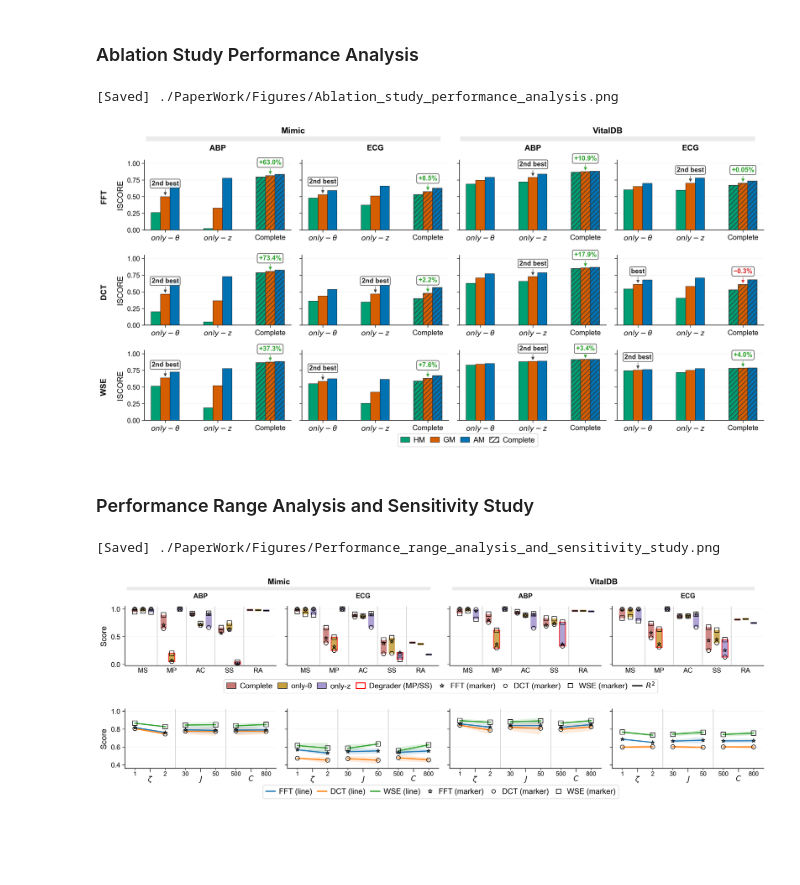
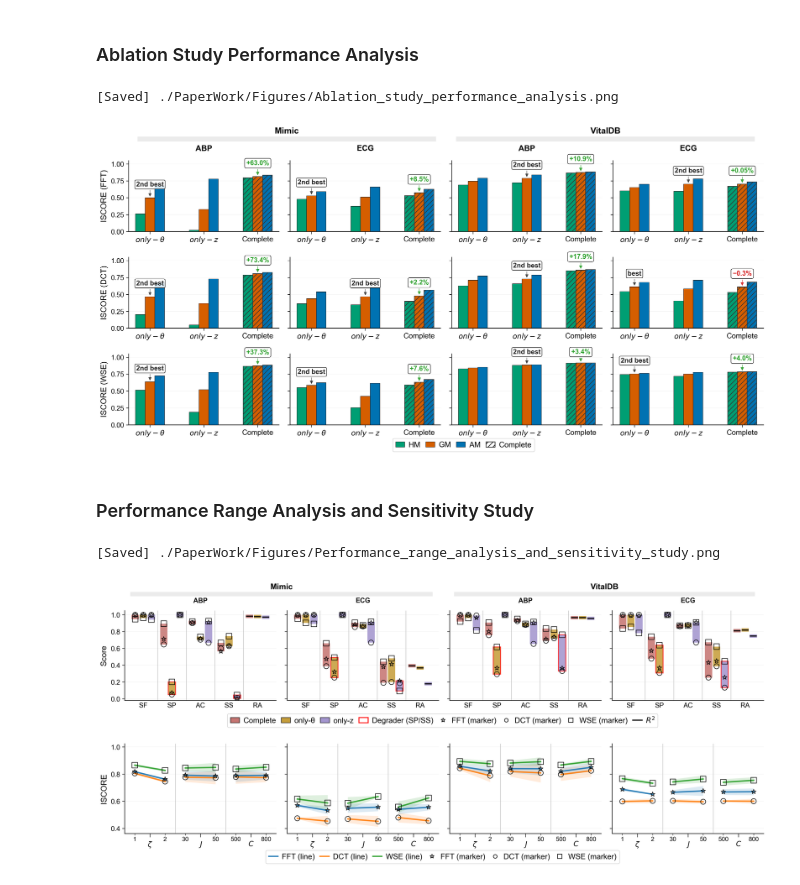
Before and after one commit to cherishleon/VABAM, a Jupyter notebook: VisualizationMetrics.ipynb, the cells around one changed output. Cells and saved outputs as stored; diff of their text form; code cells hidden in the pictures; blank space fills up the shorter version.

```diff
--- a/VisualizationMetrics.ipynb
+++ b/VisualizationMetrics.ipynb
@@ -556,6 +550,7 @@ NEG_COLOR = "#d62728"
 
 # Data loading
 df = BenchCompTabs.copy()
+df = df.rename(columns={'MS':'SF', 'MP':'SP'})
 #df = BenchCompTabs_NOMS.copy()
 
 # Model configuration
@@ -570,7 +565,7 @@ def get_base_model(name: str) -> str:
     return str(name)
 
 # Data preprocessing
-sub_metrics = ['MS','MP','AC','SS','RA']
+sub_metrics = ['SF','SP','AC','SS','RA']
 present_sub_metrics = [c for c in sub_metrics if c in df.columns]
 
 df = df.copy()
@@ -680,7 +675,7 @@ for r, metric in enumerate(row_labels):
         ax.spines['bottom'].set_linewidth(0.9)
 
         if c == 0:
-            ax.set_ylabel("Score", labelpad=5)
+            ax.set_ylabel(f"Score ({metric})", labelpad=5)
         else:
             ax.set_ylabel("")
 
@@ -773,13 +768,6 @@ for r, metric in enumerate(row_labels):
             ax.tick_params(axis='y', which='both', labelleft=False)
             ax.set_ylabel("")
 
-# Row labels
-for r, metric in enumerate(row_labels):
-    ax_left = axes[r, 0]
-    ax_left.text(-0.25, 0.5, metric,
-                 transform=ax_left.get_yaxis_transform(),
-                 va='center', ha='left',
-                 fontsize=13, fontweight='bold', rotation=90)
 
 # Group headers (Mimic/VitalDB)
 if n_cols >= 4:
@@ -1005,7 +993,7 @@ for r, metric in enumerate(row_labels):
 
         # Y-axis and title setup
         if c == 0:
-            ax.set_ylabel("ISCORE", labelpad=5)
+            ax.set_ylabel(f"ISCORE ({metric})", labelpad=5)
         else:
             ax.set_ylabel("")
             ax.tick_params(axis='y', which='both', labelleft=False)
@@ -1059,14 +1047,7 @@ for r, metric in enumerate(row_labels):
                                 ha='center', va='bottom', fontsize=11, fontweight='bold'
                             )
 
-# Row labels
-for r, metric in enumerate(row_labels):
-    ax_left = axes[r, 0]
-    ax_left.text(
-        -0.3, 0.5, metric,
-        transform=ax_left.get_yaxis_transform(),
-        va='center', ha='left',
-        fontsize=13, fontweight='bold', rotation=90)
+
 
 # Group headers (Mimic/VitalDB)
 mimic_cols = [i for i, label in enumerate(col_labels) if 'Mimic' in label]
@@ -1137,7 +1118,7 @@ print(f"[Saved] {outpath}")
 plt.show()
 # %% [output]
 [Saved] ./PaperWork/Figures/Ablation_study_performance_analysis.png
-[figure, old version]
+[figure, new version]
 # %% [markdown]
 ### Performance Range Analysis and Sensitivity Study
 # %%
@@ -1173,7 +1154,7 @@ BOUNDARY_LINESTYLE = '-'
 EDGE_LW = 1.0
 
 METRIC_TYPE_MARKERS = {'FFT': '*','DCT': 'o','WSE': 's'}
-METRIC_TYPE_MARKER_SIZES = {'*': 35,'o': 45,'s': 55}
+METRIC_TYPE_MARKER_SIZES = {'*': 60,'o': 70,'s': 85}
 
 mpl.rcParams.update({
     "font.family": "sans-serif",
@@ -1199,11 +1180,12 @@ mpl.rcParams.update({
 # Data loading
 df_sens = SensitivityDetailTabs.copy()
 df_bottom = AblCompTabs.copy()
+df_bottom = df_bottom.rename(columns={'MS':'SF', 'MP':'SP'})
 
 
 # Data preprocessing
 metric_name_map = {"fft": "FFT", "matching_pursuit": "DCT", "welch_evo": "WSE"}
-METRICS = ["MS","MP","AC","SS","RA"]
+METRICS = ["SF","SP","AC","SS","RA"]
 
 def get_base_model_bottom(model_name: str) -> str:
     """Extract base model type from model name"""
@@ -1293,7 +1275,7 @@ LEGEND_ROW1_X = 0.53
 LEGEND_ROW2_Y = 0.0
 LEGEND_ROW2_X = 0.53
 
-fig, axes = plt.subplots(2, n_cols, figsize=(16, 5), squeeze=False, sharey=False)
+fig, axes = plt.subplots(2, n_cols, figsize=(16, 6.5), squeeze=False, sharey=False)
 
 for ax in axes.ravel():
     ax.set_facecolor("white")
@@ -1330,7 +1312,7 @@ for c, srctype in enumerate(col_labels):
             all_values_top.extend([min_val, max_val])
 
             # Draw performance range
-            range_width = bar_width * 0.75
+            range_width = bar_width * 0.9
             range_height = max_val - min_val
             min_height = 0.04
 
@@ -1345,7 +1327,7 @@ for c, srctype in enumerate(col_labels):
             # Determine if this is the worst model for MP or SS
             edge_color = 'none'
             edge_width = 0
-            if metric in ['MP', 'SS']:
+            if metric in ['SP', 'SS']:
                 # Find worst performing model for this metric
                 model_means = {}
                 for m in MODEL_ORDER_BOTTOM:
@@ -1460,7 +1442,7 @@ for c, srctype in enumerate(col_labels):
             marker = METRIC_TYPE_MARKERS.get(mt, 'o')
             marker_size = METRIC_TYPE_MARKER_SIZES.get(marker, 27)
 
-            ax.plot(xi, y, color=color, linewidth=1.9, alpha=0.95, zorder=5)
+            ax.plot(xi, y, color=color, linewidth=2.2, alpha=0.95, zorder=5)
             ax.scatter(xi, y, marker=marker, facecolor='none', edgecolor='black',
                        s=marker_size, linewidth=1.0, alpha=0.9, zorder=6)
             ax.fill_between(xi, y - s, y + s, alpha=0.15, color=color, linewidth=0, zorder=4)
@@ -1487,7 +1469,7 @@ for c, srctype in enumerate(col_labels):
     ax.set_xlim(0, TOTAL_WIDTH)
 
     if c == 0:
-        ax.set_ylabel("Score", labelpad=5, fontsize=13)
+        ax.set_ylabel("ISCORE", labelpad=5, fontsize=13)
     else:
         ax.set_ylabel("")
         ax.tick_params(axis='y', which='both', labelleft=False)
@@ -1551,7 +1533,7 @@ handles_models_row1 = [
     Patch(facecolor=COLOR_COMPLETE, edgecolor='black', alpha=0.8, linewidth=EDGE_LW, label="Complete"),
     Patch(facecolor=COLOR_FC, edgecolor='black', alpha=0.8, linewidth=EDGE_LW, label="only-θ"),
     Patch(facecolor=COLOR_SKZ, edgecolor='black', alpha=0.8, linewidth=EDGE_LW, label="only-z"),
-    Patch(facecolor='none', edgecolor='red', alpha=1.0, linewidth=1.5, label="Degrader (MP/SS)"),
+    Patch(facecolor='none', edgecolor='red', alpha=1.0, linewidth=1.5, label="Degrader (SP/SS)"),
 ]
 handles_markers_common = [
     Line2D([0],[0], marker='*', color='w', markerfacecolor='none', markeredgecolor='black',
@@ -1582,31 +1564,31 @@ if legend_row1:
     fr.set_facecolor("white")
     fr.set_edgecolor("#808080")
     fr.set_alpha(0.35)
     fr.set_linewidth(0.8)
 
 legend_row2 = fig.legend(
     handles=handles_mt_lines_row2 + handles_markers_common,
     loc="center",
     bbox_to_anchor=(LEGEND_ROW2_X, LEGEND_ROW2_Y),
     bbox_transform=fig.transFigure,
     ncol=6, frameon=True, borderpad=0.4,
     handlelength=1.2, handletextpad=0.5, columnspacing=0.7, fontsize=12.5,
 )
 if legend_row2:
     fr2 = legend_row2.get_frame()
     fr2.set_facecolor("white")
     fr2.set_edgecolor("#808080")
     fr2.set_alpha(0.35)
     fr2.set_linewidth(0.8)
 
 # Save figure
 SAVE_DIR = './PaperWork/Figures/'
 SAVE_NAME = 'Performance_range_analysis_and_sensitivity_study.png'
 os.makedirs(SAVE_DIR, exist_ok=True)
 outpath = os.path.join(SAVE_DIR, SAVE_NAME)
 plt.savefig(outpath, bbox_inches="tight", dpi=300, facecolor='white')
 print(f"[Saved] {outpath}")
 plt.show()
 # %% [output]
 [Saved] ./PaperWork/Figures/Performance_range_analysis_and_sensitivity_study.png
-[figure, old version]
+[figure, new version]
```
Also changed, not shown: parts of 2 cells of this notebook, 2 other files.
